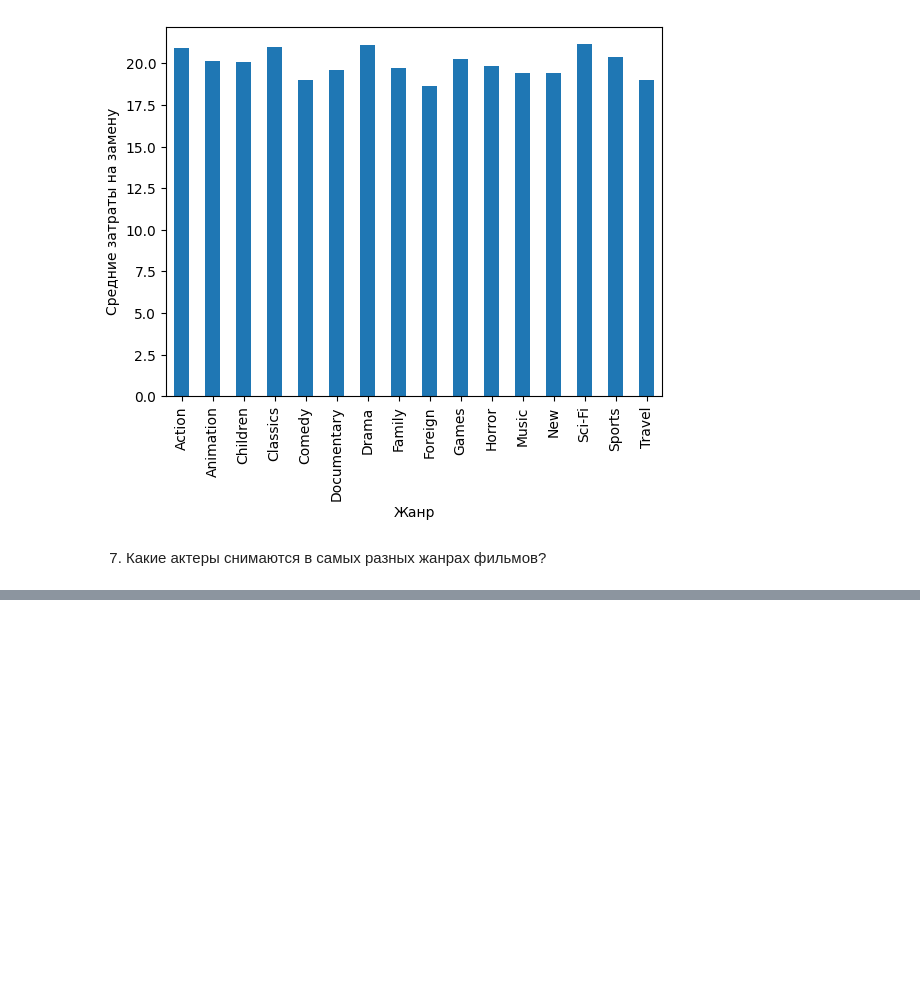
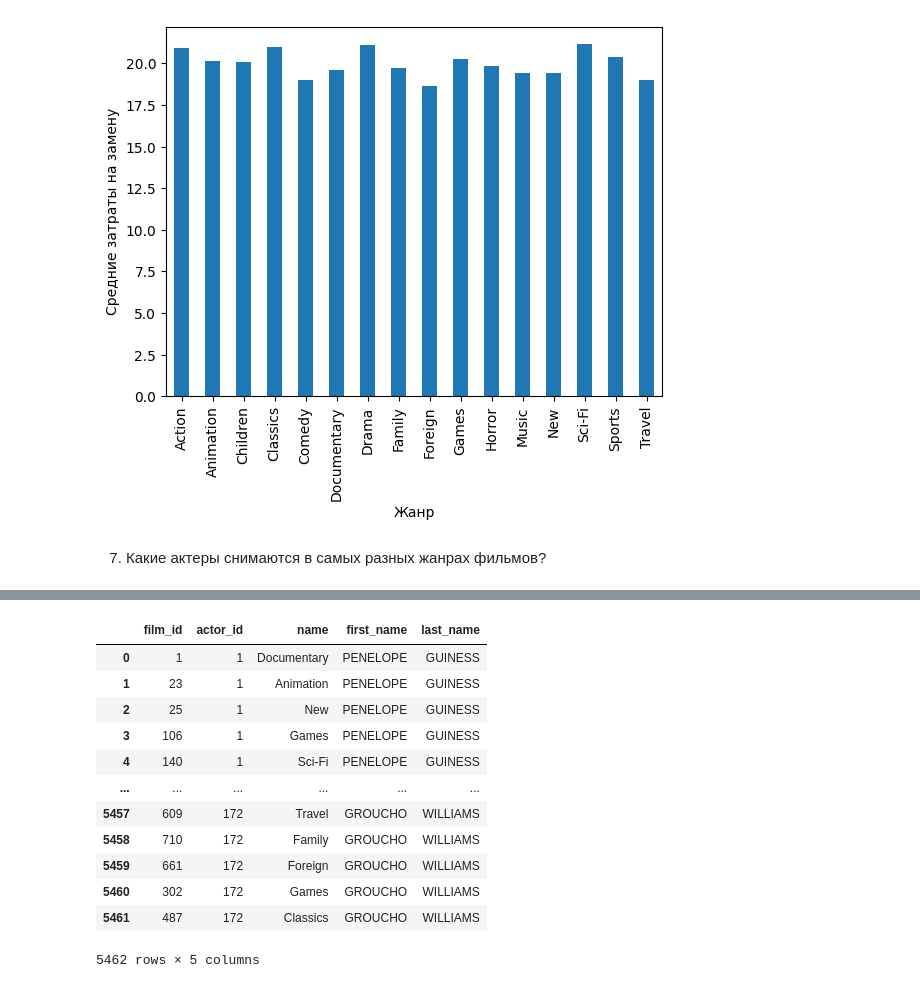
Before and after one commit to chebandenis/DZ_innopolis, a Jupyter notebook: db.ipynb, the cells around one changed output, grey strips where cells are left out. Cells and saved outputs as stored; diff of their text form; code cells hidden in the pictures; blank space fills up the shorter version.

```diff
--- a/db.ipynb
+++ b/db.ipynb
@@ -402,3 +403,6 @@ data_frc.plot.bar(xlabel='Жанр', ylabel='Средние затраты на
 [figure]
 # %% [markdown]
 7. Какие актеры снимаются в самых разных жанрах фильмов?
+# %%
+save_data_for_acter_analisis = save_data_for_acter_analisis.drop(columns=['replacement_cost'])
+print(save_data_for_acter_analisis)
@@ -404,0 +424,3 @@ data_frc.plot.bar(xlabel='Жанр', ylabel='Средние затраты на
+# %%
+data_film_actor = sql_to_dataframe('SELECT film_id, actor_id FROM film_actor') #сформируем датафрейм по результатам sql запроса
+print(data_film_actor)
@@ -404,0 +480,17 @@ data_frc.plot.bar(xlabel='Жанр', ylabel='Средние затраты на
+# %%
+data_film_actor = data_film_actor.merge(data_actor, on='actor_id')
+data_film_actor
+# %% [output]
+|  | film_id | actor_id | name | first_name | last_name |
+| 0 | 1 | 1 | Documentary | PENELOPE | GUINESS |
+| 1 | 23 | 1 | Animation | PENELOPE | GUINESS |
+| 2 | 25 | 1 | New | PENELOPE | GUINESS |
+| 3 | 106 | 1 | Games | PENELOPE | GUINESS |
+| 4 | 140 | 1 | Sci-Fi | PENELOPE | GUINESS |
+| ... | ... | ... | ... | ... | ... |
+| 5457 | 609 | 172 | Travel | GROUCHO | WILLIAMS |
+| 5458 | 710 | 172 | Family | GROUCHO | WILLIAMS |
+| 5459 | 661 | 172 | Foreign | GROUCHO | WILLIAMS |
+| 5460 | 302 | 172 | Games | GROUCHO | WILLIAMS |
+| 5461 | 487 | 172 | Classics | GROUCHO | WILLIAMS |
+5462 rows × 5 columns
```
Also changed, not shown: parts of 14 cells of this notebook, 1 other file.
